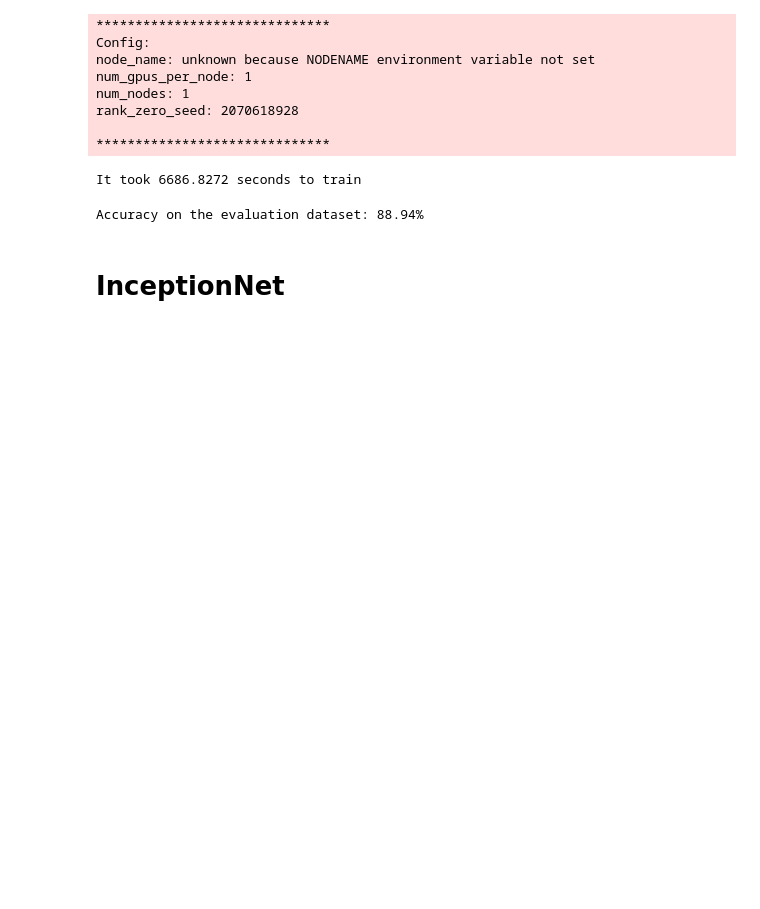
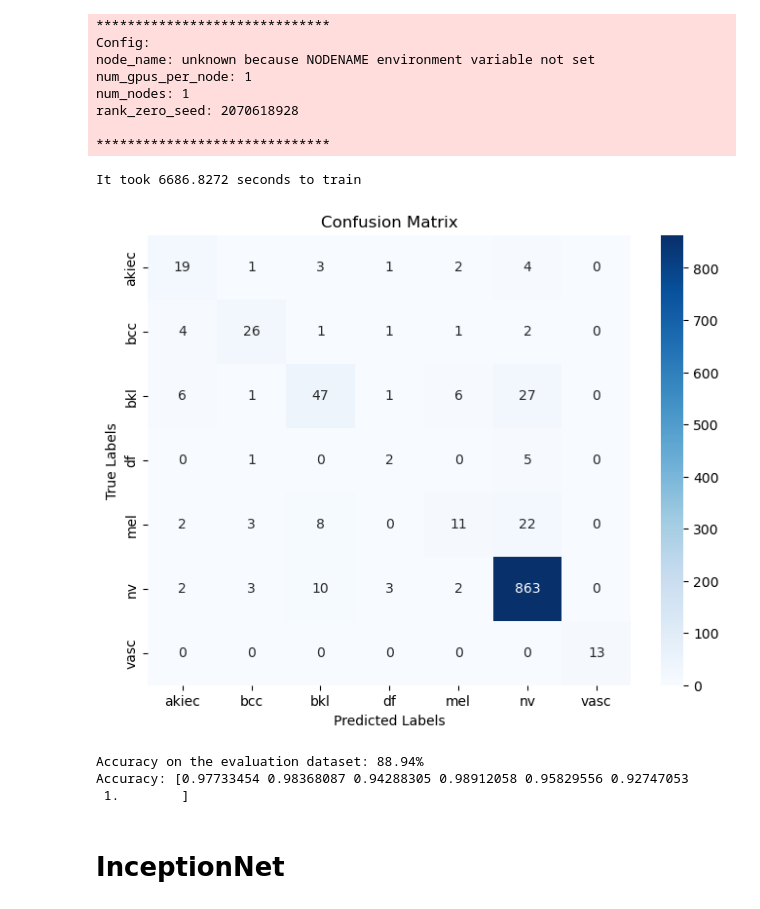
Before and after one commit to satyaram413/mosaic-ml-medical-analysis, a Jupyter notebook: mosaic-ml-melanoma-detection.ipynb, the cells around one changed output. Cells and saved outputs as stored; diff of their text form; code cells hidden in the pictures; blank space fills up the shorter version.

```diff
--- a/mosaic-ml-melanoma-detection.ipynb
+++ b/mosaic-ml-melanoma-detection.ipynb
@@ -920,37 +971,13 @@ rank_zero_seed: 2070618928
 
 ******************************
 It took 6686.8272 seconds to train
-# %%
-# Set the model to evaluation mode
-efficientModelWOBP.eval()
-num_classes=7
-correct = 0
-total = 0
-# Create a metric instance for accuracy
-accuracy_metric = torchmetrics.classification.MulticlassAccuracy(num_classes=num_classes, average='micro')
-
-# Iterate over the data loader and calculate accuracy
-with torch.no_grad():
-    for inputs, targets in valid_dataloader:
-        # Move data to the same device as the model (CPU or GPU)
-        device = torch.device("cuda" if torch.cuda.is_available() else "cpu")
-        inputs, targets = inputs.to(device), targets.to(device)
-
-        # Perform the forward pass and get the outputs
-        outputs = efficientModelWOBP(inputs)
-
-        # Get the predicted class by finding the index with the highest score
-        _, predicted = torch.max(outputs.data, 1)
-
-        # Accumulate the total number of samples and correctly predicted samples
-        total += targets.size(0)
-        correct += (predicted == targets).sum().item()
-
-# Get the final accuracy value
-accuracy = 100 * correct / total
-print(f"Accuracy on the evaluation dataset: {accuracy:.2f}%")
-# %% [output]
-Accuracy on the evaluation dataset: 88.94%
+# %%
+evaluate_model(efficientModelWOBP)
+# %% [output]
+[figure, added]
+Accuracy on the evaluation dataset: 88.94%
+Accuracy: [0.97733454 0.98368087 0.94288305 0.98912058 0.95829556 0.92747053
+ 1.        ]
 # %% [markdown]
 # InceptionNet
 # %%
```
Also changed, not shown: parts of 2 cells of this notebook.
